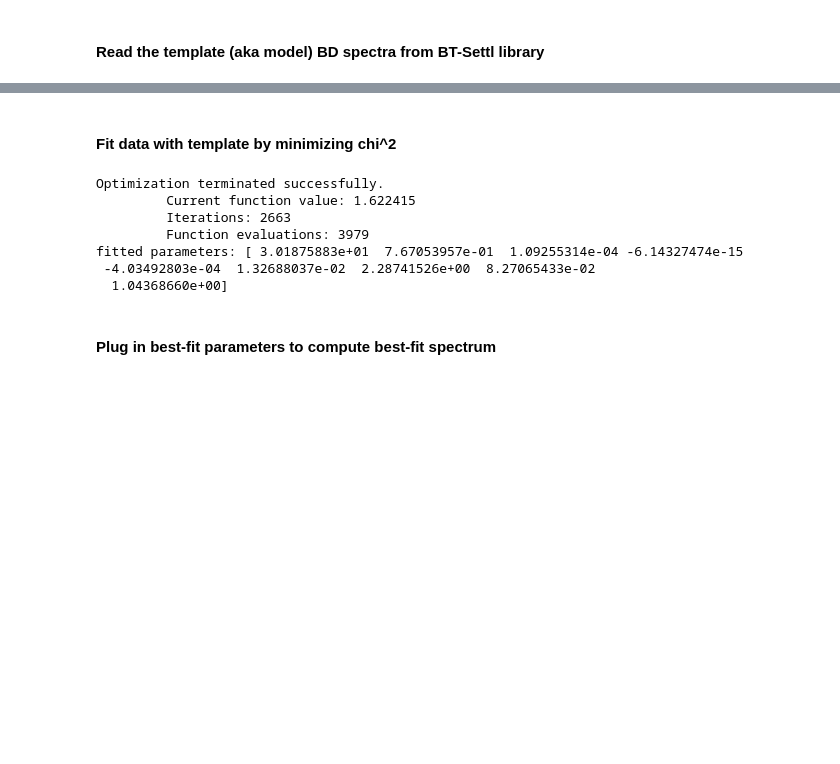
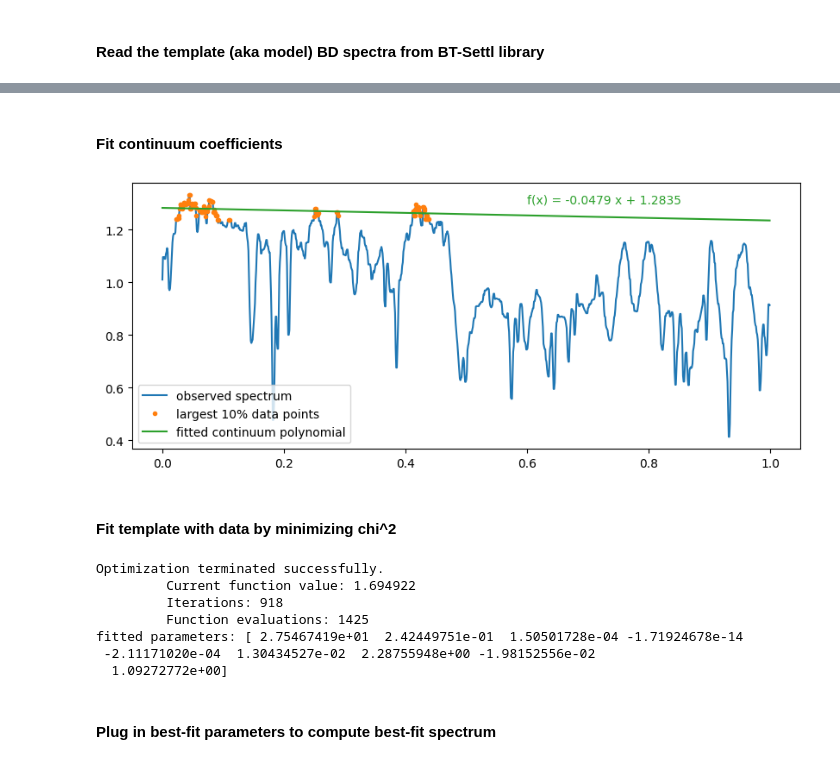
Before and after one commit to alphalyncis/dopplerimg, a Jupyter notebook: code/study.ipynb, the cells around one changed output, grey strips where cells are left out. Drawn from its saved outputs; the diff is of its cells as text; code cells hidden in the pictures; blank space fills up the shorter version.

```diff
--- a/code/study.ipynb
+++ b/code/study.ipynb
@@ -84,14 +84,32 @@ plt.show()
+# %% [markdown]
+#### Fit continuum coefficients
+# %%
+ccoef = [-0.1, 1.2/np.median(template)] # continuum coefficients, TODO: why these two values??
+NPC = len(ccoef) # TODO: rename -> NUM_CONTINUUM_COEFFS
+ind90 = np.sort(fobs0[band])[int(0.9*npix)]
+ccoef = np.polyfit(pix[fobs0[band]>ind90], fobs0[band][fobs0[band]>ind90], NPC-1)
+func_contiuum = np.poly1d(ccoef)
+
+plt.figure(figsize=(10,4))
+plt.plot(pix, fobs0[band], label="observed spectrum")
+plt.plot(pix[fobs0[band]>ind90], fobs0[band][fobs0[band]>ind90], ".", label="largest 10% data points")
+plt.plot(pix, func_contiuum(pix), label="fitted continuum polynomial")
+plt.text(0.6, 1.3, f"f(x) = {ccoef[0]:.4f} x + {ccoef[1]:.4f}", color="tab:green")
+plt.legend()
+plt.show()
+# %% [output]
+[figure, added]
 # %% [markdown]
-#### Fit data with template by minimizing chi^2
+#### Fit template with data by minimizing chi^2
 # %%
 import modelfitting as mf
 parametric_spectrum_func = mf.modelspec_template
-fitargs = (parametric_spectrum_func, lam_template, template, NPW, NPC, npix, fobs0[band], wfobs0[band])
+errfunc_args = (parametric_spectrum_func, lam_template, template, NPW, NPC, npix, fobs0[band], wfobs0[band])
 guess = np.concatenate(([21, 0.3, 9e-5], wcoef, ccoef)) # TODO: define guess values at first and cite source
 fit_result = mf.fmin(
     func=mf.errfunc,
     x0=guess,
-    args=fitargs,
+    args=errfunc_args,
     full_output=True,
     disp=True,
     maxiter=10000,
@@ -101,12 +119,12 @@ bestfit_params = fit_result[0]
 print("fitted parameters:", bestfit_params)
 # %% [output]
 Optimization terminated successfully.
-         Current function value: 1.622415
-         Iterations: 2663
-         Function evaluations: 3979
-fitted parameters: [ 3.01875883e+01  7.67053957e-01  1.09255314e-04 -6.14327474e-15
- -4.03492803e-04  1.32688037e-02  2.28741526e+00  8.27065433e-02
-  1.04368660e+00]
+         Current function value: 1.694922
+         Iterations: 918
+         Function evaluations: 1425
+fitted parameters: [ 2.75467419e+01  2.42449751e-01  1.50501728e-04 -1.71924678e-14
+ -2.11171020e-04  1.30434527e-02  2.28755948e+00 -1.98152556e-02
+  1.09272772e+00]
 # %% [markdown]
 #### Plug in best-fit parameters to compute best-fit spectrum
 # %%
```
Also changed, not shown: parts of 11 cells of this notebook.
